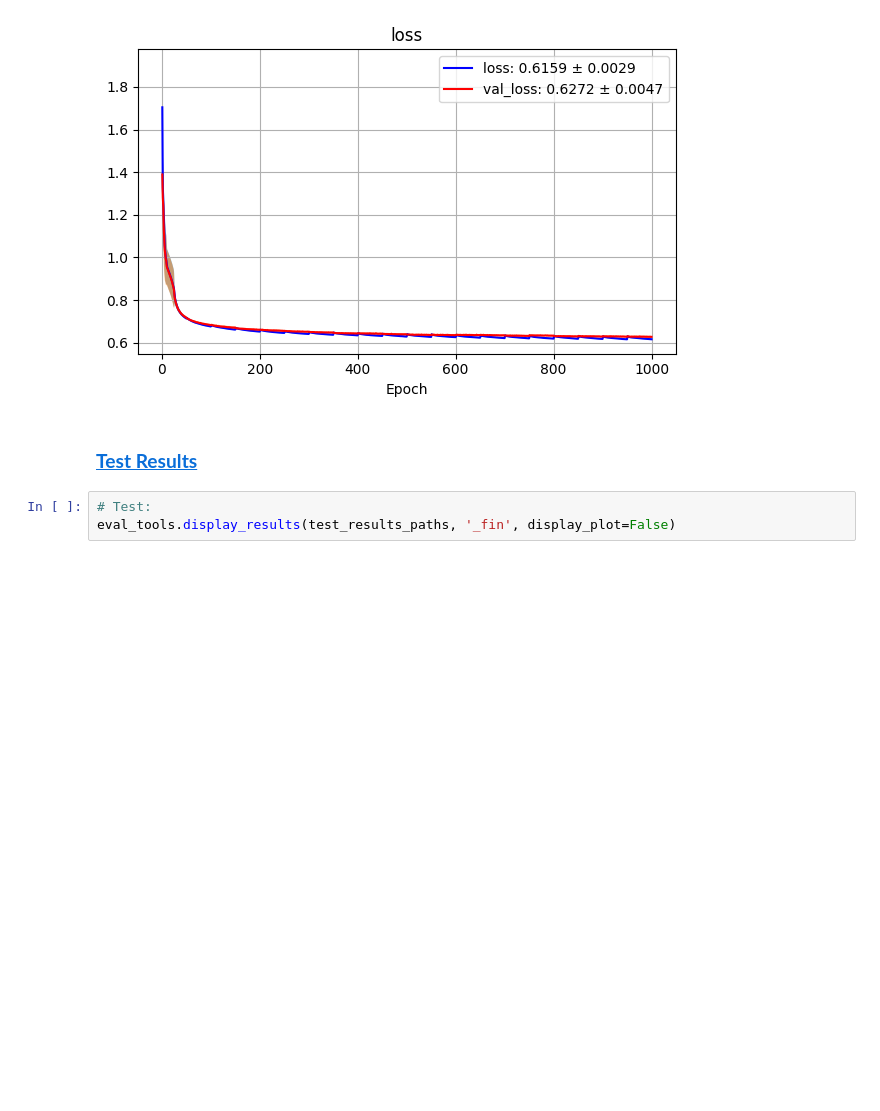
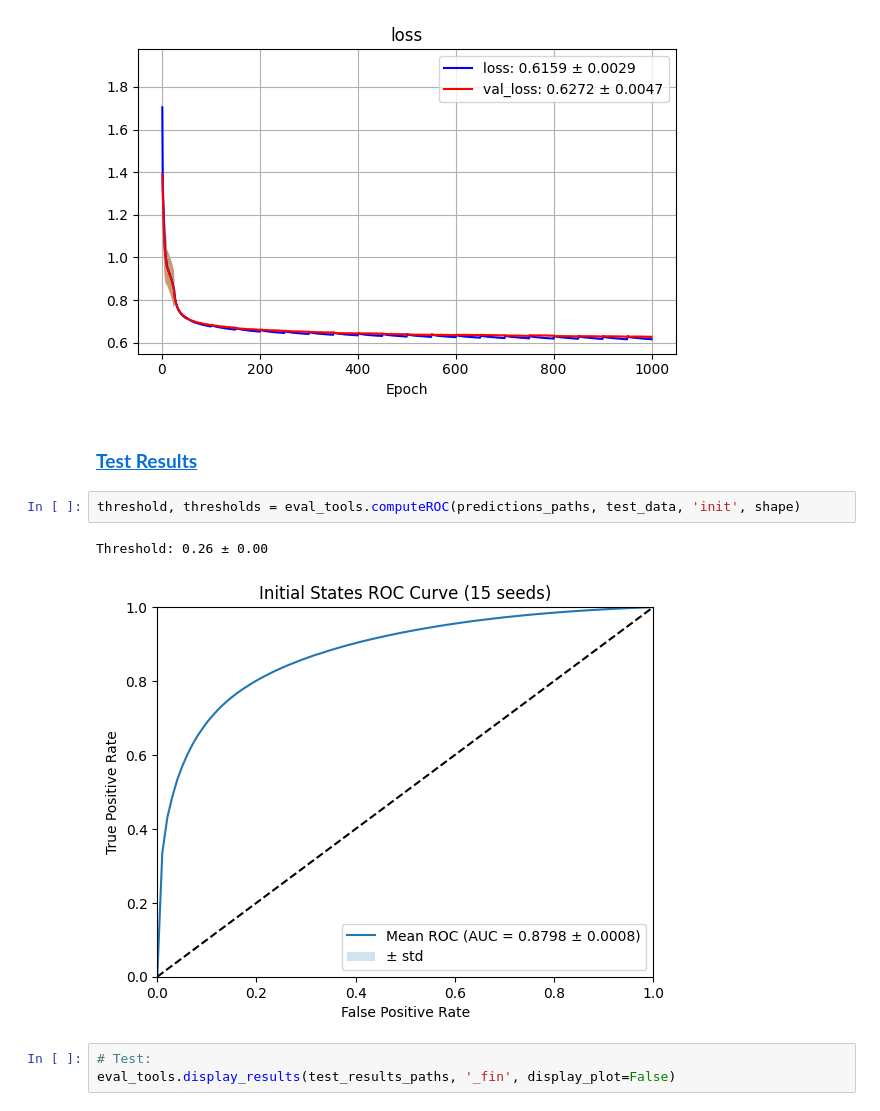
Before and after one commit to ayrna/reverseGoLwithCNN, a Jupyter notebook: PyTorch/Notebooks/Results_DiffGoL.ipynb, the cells around one changed output. Cells and saved outputs as stored; diff of their text form; blank space fills up the shorter version.

Commit message:
New evaluation  functions: computeROC

```diff
--- a/PyTorch/Notebooks/Results_DiffGoL.ipynb
+++ b/PyTorch/Notebooks/Results_DiffGoL.ipynb
@@ -46,6 +49,11 @@ val_loss: 0.6272 ± 0.0047
 [figure]
 # %% [markdown]
 ### <span style='color:rgb(10,110,217)'><u>**Test Results**</u></span>
+# %%
+threshold, thresholds = eval_tools.computeROC(predictions_paths, test_data, 'init', shape)
+# %% [output]
+Threshold: 0.26 ± 0.00
+[figure, added]
 # %%
 # Test:
 eval_tools.display_results(test_results_paths, '_fin', display_plot=False)
```
Also changed, not shown: parts of 2 cells of this notebook, 2 other files.
